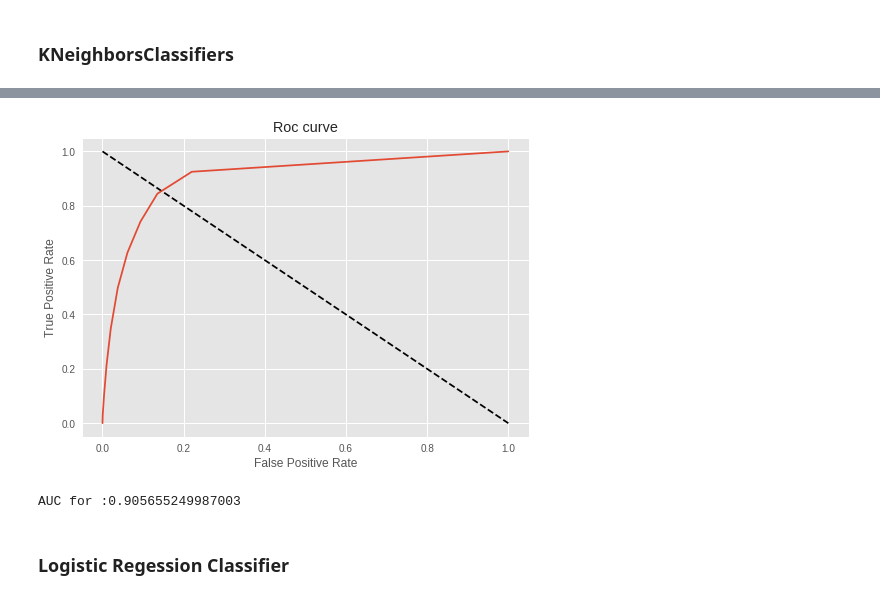
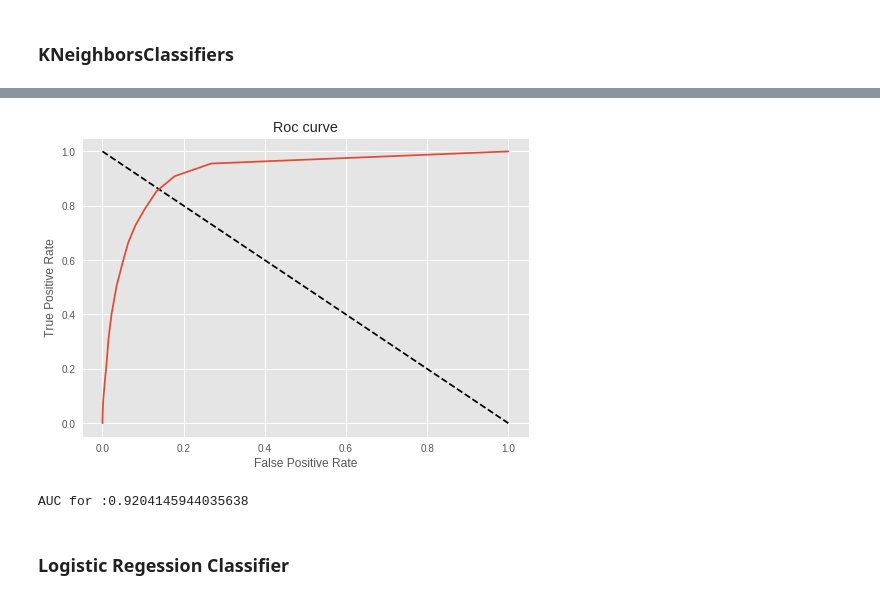
Before and after one commit to Tarandeep97/bank_marketing_analysis, a Jupyter notebook: Bank_Marketing_prediction.ipynb, the cells around one changed output, grey strips where cells are left out. Drawn from its saved outputs; the diff is of its cells as text; code cells hidden in the pictures.

```diff
--- a/Bank_Marketing_prediction.ipynb
+++ b/Bank_Marketing_prediction.ipynb
@@ -143,7 +145,7 @@ def roc_display(y_test, y_pred_prob):
 # %% [markdown]
 ### KNeighborsClassifiers
 # %%
-neighbors = np.arange(1, 10)
+neighbors = np.arange(1, 20)
 train_accuracy = np.empty(len(neighbors))
 test_accuracy = np.empty(len(neighbors))
 
@@ -179,15 +181,15 @@ Insights from graph: KNN with 9 neighbors performs well over data
 # %%
-knn = KNeighborsClassifier(n_neighbors=9)
+knn = KNeighborsClassifier(n_neighbors=15)
 knn.fit(X_train, y_train)
 y_pred_prob = knn.predict_proba(X_test)[:,1]
 
 roc_display(y_test, y_pred_prob)
 
 
 print('AUC for :{}'.format(roc_auc_score(y_test,y_pred_prob)))
 # %% [output]
-[figure, old version]
+[figure, new version]
-AUC for :0.905655249987003
+AUC for :0.9204145944035638
 # %% [markdown]
 ### Logistic Regession Classifier
 # %%
```
Also changed, not shown: parts of 10 cells of this notebook.
